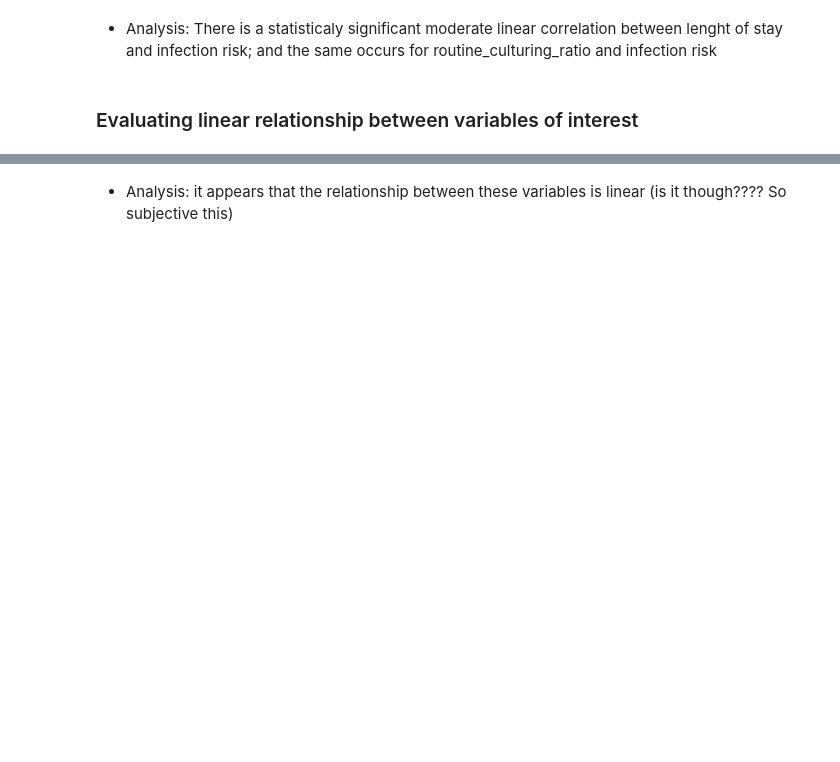
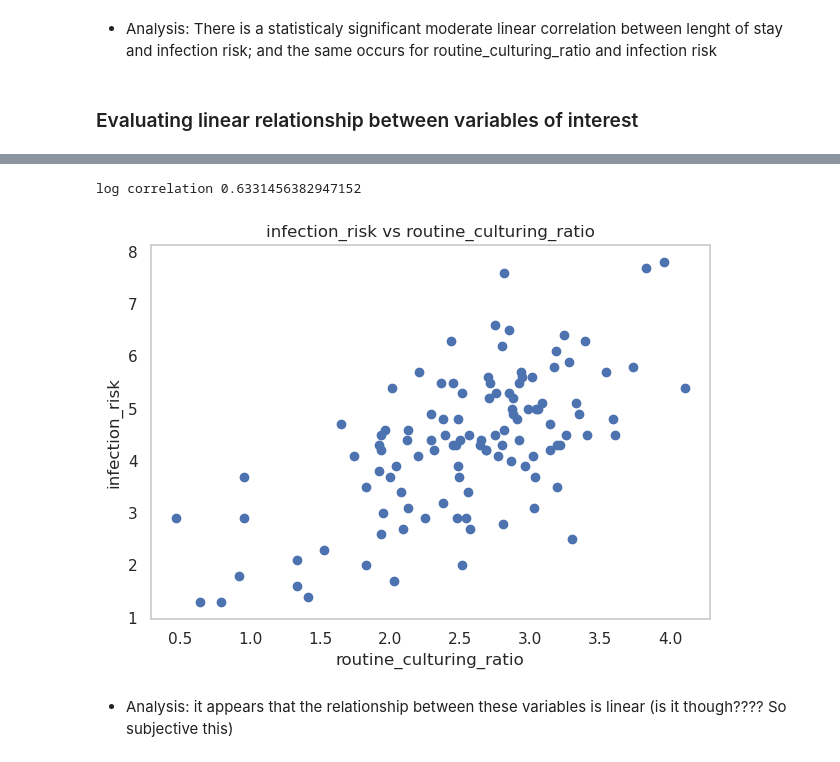
Before and after one commit to DaviGiordano/modeling-risk-infection, a Jupyter notebook: eda.ipynb, the cells around one changed output, grey strips where cells are left out. Drawn from its saved outputs; the diff is of its cells as text; code cells hidden in the pictures; blank space fills up the shorter version.

```diff
--- a/eda.ipynb
+++ b/eda.ipynb
@@ -133,2 +139,19 @@ plot_scatterplot(df, 'routine_culturing_ratio', 'infection_risk')
+# %%
+from scipy import stats
+print("log correlation", stats.pearsonr(np.array(np.log(df.routine_culturing_ratio)), np.array(df.infection_risk)).statistic)
+
+x= np.log(df.routine_culturing_ratio)
+y = df.infection_risk
+
+plt.scatter(x, y)
+x_axis, y_axis = 'routine_culturing_ratio', 'infection_risk'
+plt.title(f'{y_axis} vs {x_axis}')
+plt.xlabel(x_axis)
+plt.ylabel(y_axis)
+plt.tight_layout()
+plt.show()
+# %% [output]
+log correlation 0.6331456382947152
+[figure, added]
 # %% [markdown]
 * Analysis: it appears that the relationship between these variables is linear (is it though???? So subjective this)
```
Also changed, not shown: parts of 18 cells of this notebook.
